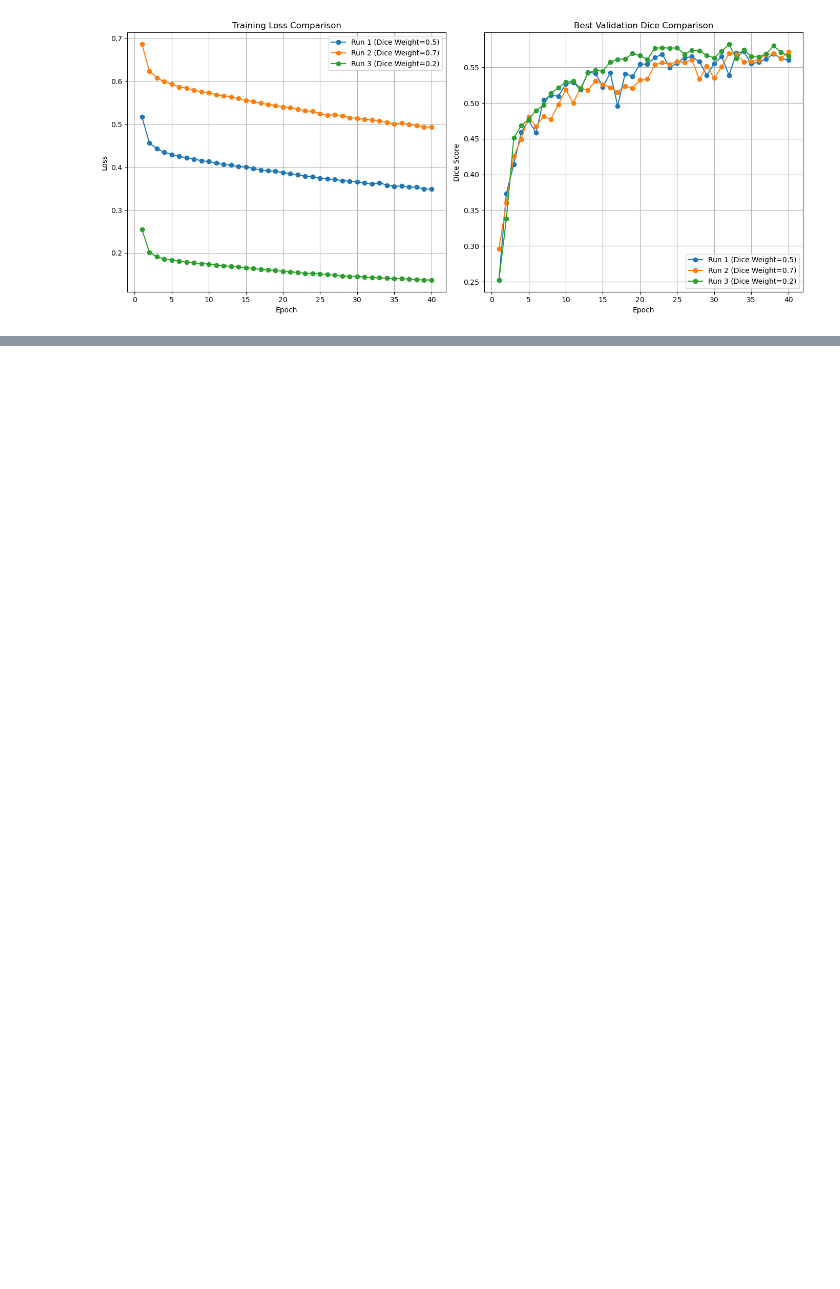
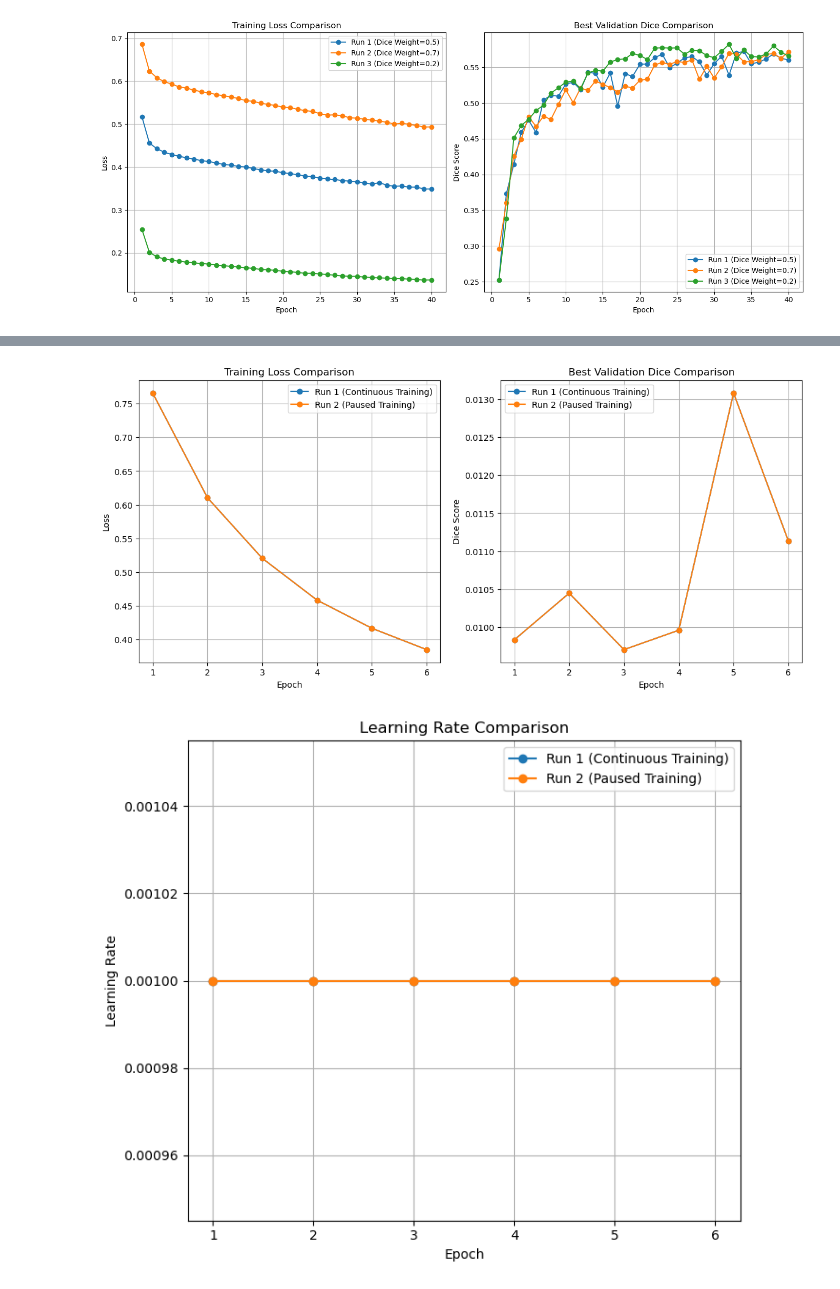
Before and after one commit to Dinis-CM/Contrail-Detection, a Jupyter notebook: comparison.ipynb, the cells around one changed output, grey strips where cells are left out. Drawn from its saved outputs; the diff is of its cells as text; code cells hidden in the pictures; blank space fills up the shorter version.

```diff
--- a/comparison.ipynb
+++ b/comparison.ipynb
@@ -145,7 +160,7 @@ for label, filepath in metrics_files.items():
         train_loss=("avg_train_loss", "first"),
         best_dice=("dice", "max"),
         learning_rate=("learning_rate", "first")
-    ).reset_index()
+    ).reset_index().head(40)
 
     # Plot Loss
     ax1.plot(epoch_summary["epoch"], epoch_summary["train_loss"], marker='o', label=label)
@@ -168,0 +184,63 @@ plt.show()
+# %%
+metrics_files = {
+    "Run 1 (Continuous Training)": "Output/model01_continuity_test_full/training_validation_metrics.csv",
+    "Run 2 (Paused Training)": "Output/model01_continuity_test_continued_max_6_from_3/training_validation_metrics.csv"
+}
+
+fig1, (ax1, ax2) = plt.subplots(1, 2, figsize=(14, 6))
+fig2, ax3 = plt.subplots(figsize=(7, 6))
+
+ax1.set_title("Training Loss Comparison")
+ax1.set_xlabel("Epoch")
+ax1.set_ylabel("Loss")
+ax1.grid(True)
+ax1.xaxis.set_major_locator(MaxNLocator(integer=True))
+
+ax2.set_title("Best Validation Dice Comparison")
+ax2.set_xlabel("Epoch")
+ax2.set_ylabel("Dice Score")
+ax2.grid(True)
+ax2.xaxis.set_major_locator(MaxNLocator(integer=True))
+
+ax3.set_title("Learning Rate Comparison")
+ax3.set_xlabel("Epoch")
+ax3.set_ylabel("Learning Rate")
+ax3.grid(True)
+ax3.xaxis.set_major_locator(MaxNLocator(integer=True))
+
+# 3. Process and plot each file
+for label, filepath in metrics_files.items():
+    if not os.path.exists(filepath):
+        print(f"Warning: File not found: {filepath}. Skipping '{label}'.")
+        continue
+
+    df = pd.read_csv(filepath)
+
+    # Group by epoch to handle the multiple threshold rows per epoch
+    # We take the 'first' loss (since it's identical across thresholds)
+    # and the 'max' dice score achieved in that epoch
+    epoch_summary = df.groupby("epoch").agg(
+        train_loss=("avg_train_loss", "first"),
+        best_dice=("dice", "max"),
+        learning_rate=("learning_rate", "first")
+    ).reset_index().head(6)
+
+    # Plot Loss
+    ax1.plot(epoch_summary["epoch"], epoch_summary["train_loss"], marker='o', label=label)
+
+    # Plot Dice
+    ax2.plot(epoch_summary["epoch"], epoch_summary["best_dice"], marker='o', label=label)
+
+    # Plot Learning Rate
+    ax3.plot(epoch_summary["epoch"], epoch_summary["learning_rate"], marker='o', label=label)
+
+
+# 4. Add legends and show
+ax1.legend()
+ax2.legend()
+ax3.legend()
+plt.tight_layout()
+plt.show()
+# %% [output]
+[figure, added]
+[figure, added]
```
Also changed, not shown: parts of 2 cells of this notebook, 49 other files.
